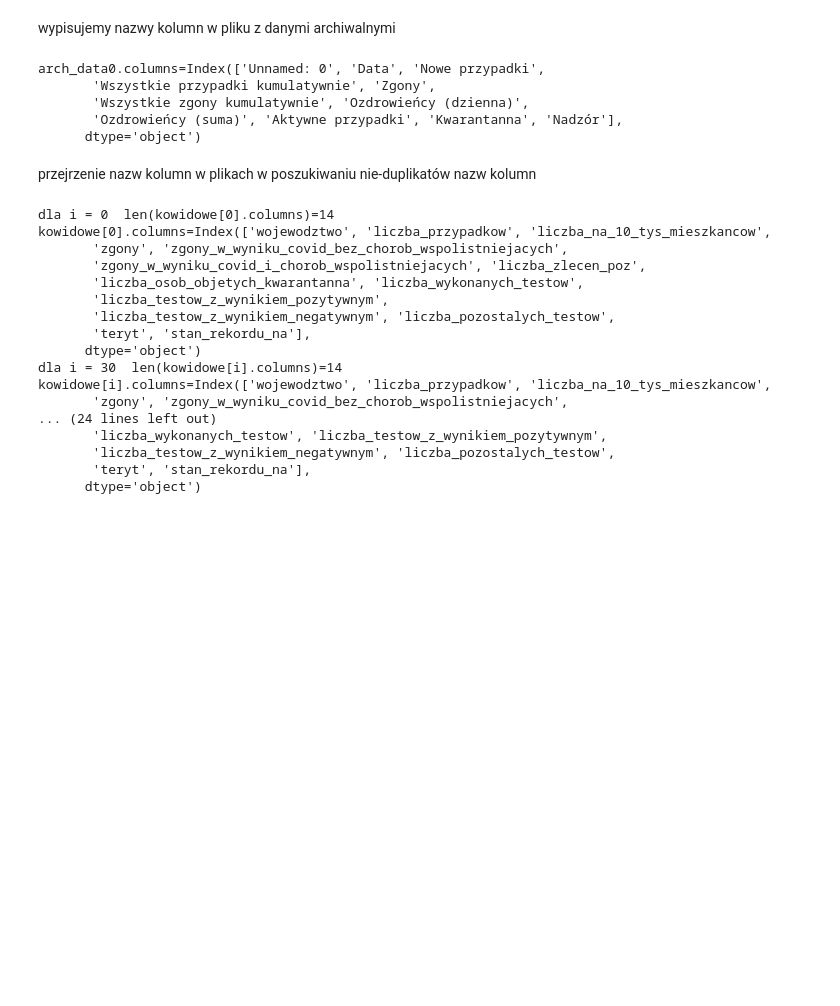
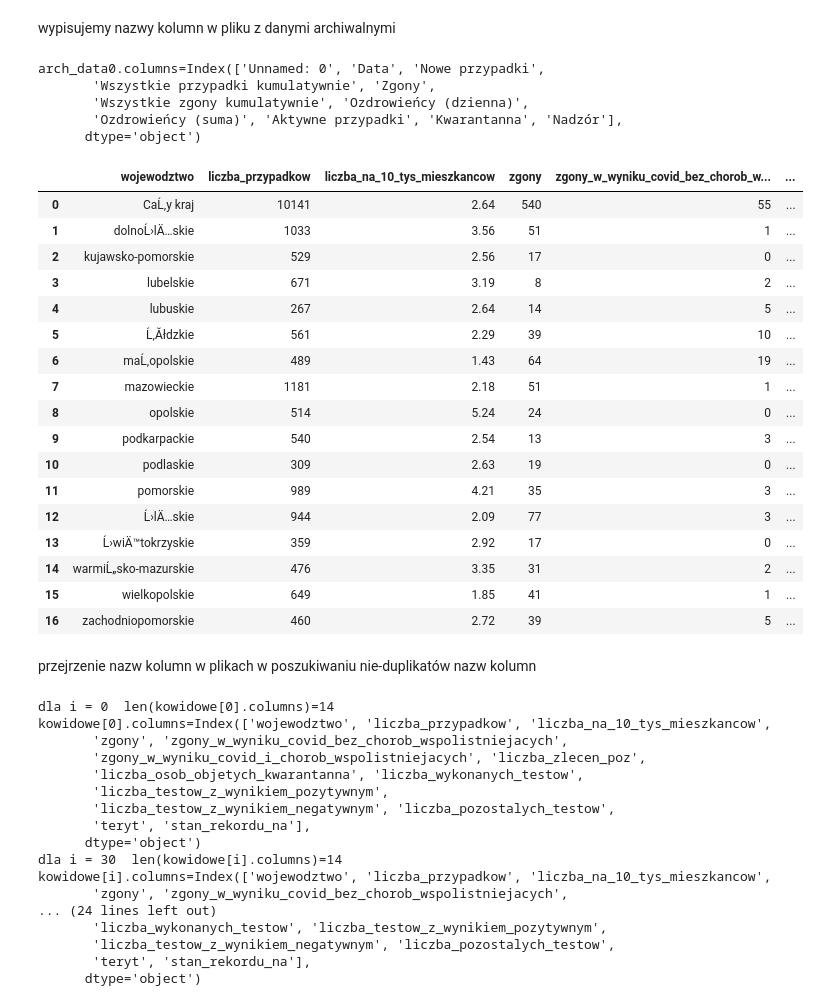
Before and after one commit to ninj4i/kowidowe, a Jupyter notebook: kowidowe_DataE.ipynb, the cells around one changed output. Saved outputs shown, nothing was run; the diff lists cells and outputs as text; code cells hidden in the pictures; blank space fills up the shorter version.

```diff
--- a/kowidowe_DataE.ipynb
+++ b/kowidowe_DataE.ipynb
@@ -33,6 +39,30 @@ arch_data0.columns=Index(['Unnamed: 0', 'Data', 'Nowe przypadki',
        'Wszystkie zgony kumulatywnie', 'Ozdrowieńcy (dzienna)',
        'Ozdrowieńcy (suma)', 'Aktywne przypadki', 'Kwarantanna', 'Nadzór'],
       dtype='object')
+# %%
+kowidowe[0]
+#kowidowe[30]
+#kowidowe[65]
+#kowidowe[-1]
+# %% [output]
+|  | wojewodztwo | liczba_przypadkow | liczba_na_10_tys_mieszkancow | zgony | zgony_w_wyniku_covid_bez_chorob_w... | ... |
+| 0 | CaĹ‚y kraj | 10141 | 2.64 | 540 | 55 | ... |
+| 1 | dolnoĹ›lÄ…skie | 1033 | 3.56 | 51 | 1 | ... |
+| 2 | kujawsko-pomorskie | 529 | 2.56 | 17 | 0 | ... |
+| 3 | lubelskie | 671 | 3.19 | 8 | 2 | ... |
+| 4 | lubuskie | 267 | 2.64 | 14 | 5 | ... |
+| 5 | Ĺ‚Ăłdzkie | 561 | 2.29 | 39 | 10 | ... |
+| 6 | maĹ‚opolskie | 489 | 1.43 | 64 | 19 | ... |
+| 7 | mazowieckie | 1181 | 2.18 | 51 | 1 | ... |
+| 8 | opolskie | 514 | 5.24 | 24 | 0 | ... |
+| 9 | podkarpackie | 540 | 2.54 | 13 | 3 | ... |
+| 10 | podlaskie | 309 | 2.63 | 19 | 0 | ... |
+| 11 | pomorskie | 989 | 4.21 | 35 | 3 | ... |
+| 12 | Ĺ›lÄ…skie | 944 | 2.09 | 77 | 3 | ... |
+| 13 | Ĺ›wiÄ™tokrzyskie | 359 | 2.92 | 17 | 0 | ... |
+| 14 | warmiĹ„sko-mazurskie | 476 | 3.35 | 31 | 2 | ... |
+| 15 | wielkopolskie | 649 | 1.85 | 41 | 1 | ... |
+| 16 | zachodniopomorskie | 460 | 2.72 | 39 | 5 | ... |
 # %% [markdown]
 przejrzenie nazw kolumn w plikach w poszukiwaniu nie-duplikatów nazw kolumn
 # %%
```
Also changed, not shown: parts of 9 cells of this notebook, 2 other files.
